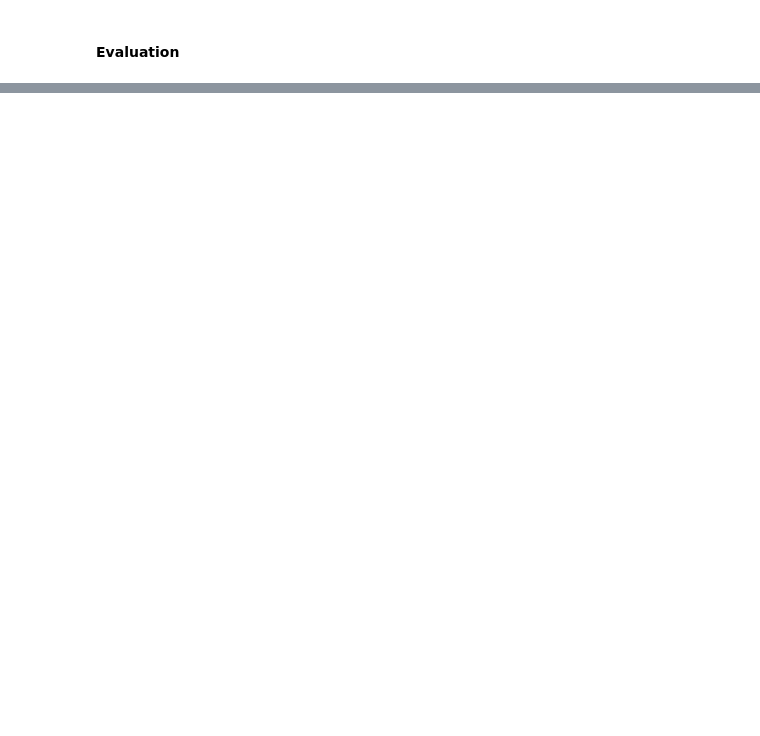
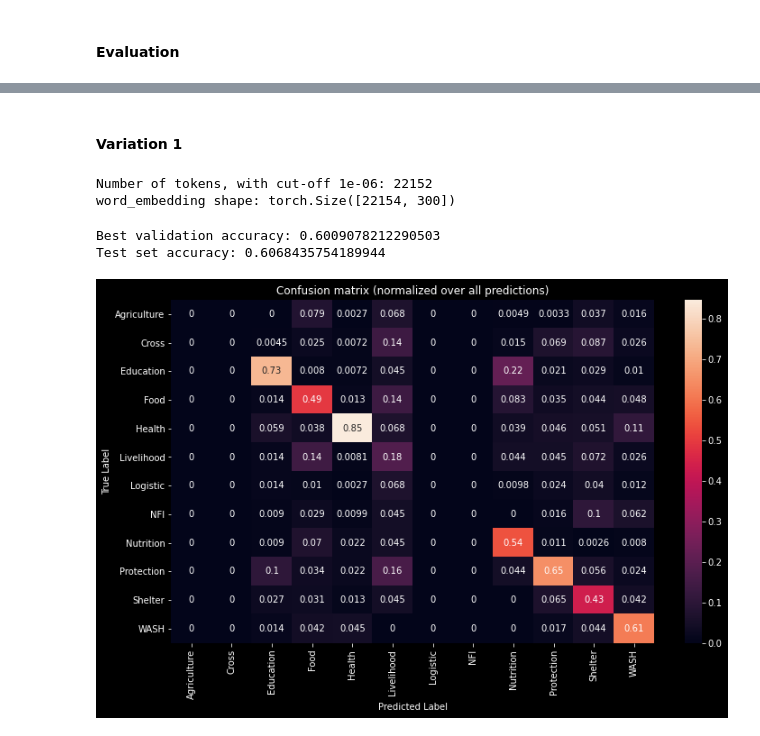
Before and after one commit to lukaskurz/nlp_deeplearning_2022, a Jupyter notebook: Assignment1_Classification.ipynb, the cells around one changed output, grey strips where cells are left out. Drawn from its saved outputs; the diff is of its cells as text; code cells hidden in the pictures; blank space fills up the shorter version.

Commit message:
finish lstm part

```diff
--- a/Assignment1_Classification.ipynb
+++ b/Assignment1_Classification.ipynb
@@ -984,0 +1008,28 @@ plt.show()
+# %% [markdown]
+#### Variation 1
+# %%
+params = Params(
+        tokenizer=LemmaTokenizer(),
+        cut_off_threshold = 1e-6,
+        max_document_length=35,
+        # max_document_length=20,
+        batch_size=32,
+        num_epochs=40,
+        early_stopping_patience=10,
+        learning_rate=1e-4,
+        optimizer=torch.optim.Adam,
+        device=torch.device("cuda" if torch.cuda.is_available() else "cpu"),
+        loss_function=torch.nn.CrossEntropyLoss(),
+        hidden_dim = 500,
+        num_layers = 1,
+        dropout = 0.1,
+        freeze_weights=True
+    )
+
+train_lstm(params)
+# %% [output]
+Number of tokens, with cut-off 1e-06: 22152
+word_embedding shape: torch.Size([22154, 300])
+Best validation accuracy: 0.6009078212290503
+Test set accuracy: 0.6068435754189944
+[figure, added]
```
Also changed, not shown: parts of 13 cells of this notebook.
